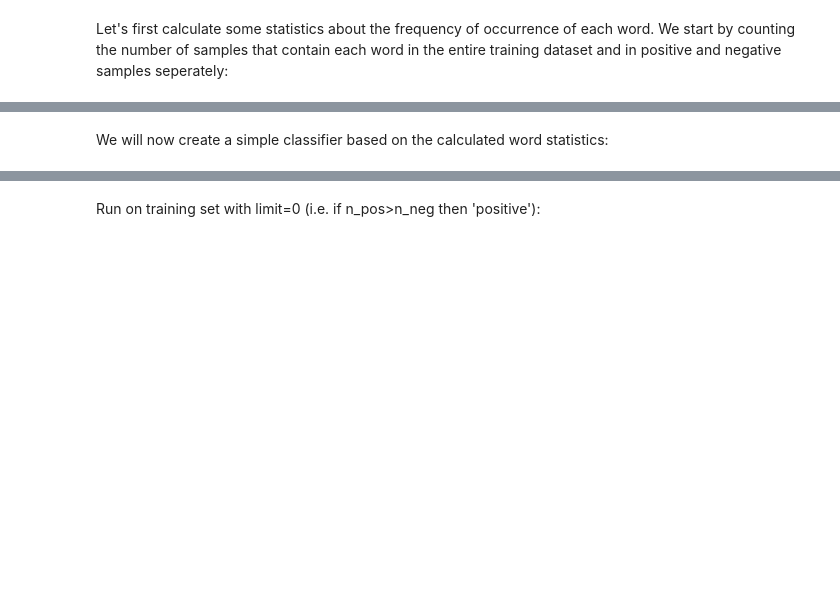
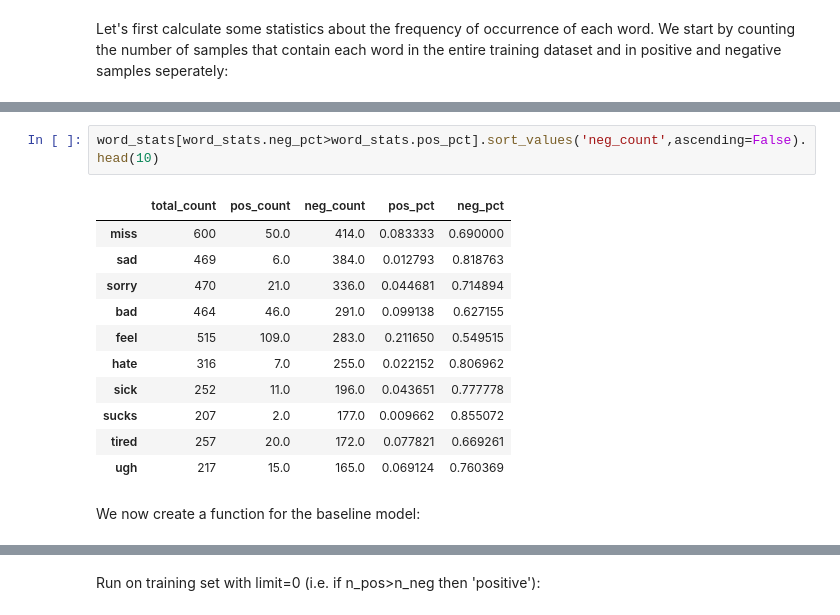
Before and after one commit to alexkapele/tweet_sentiment, a Jupyter notebook: sentiment_analysis.ipynb, the cells around one changed output, grey strips where cells are left out. Cells and saved outputs as stored; diff of their text form; blank space fills up the shorter version.

```diff
--- a/sentiment_analysis.ipynb
+++ b/sentiment_analysis.ipynb
@@ -254,2 +219,16 @@ neg_words = words_stats_reduced[words_stats_reduced.pos_pct<words_stats_reduced.
+# %%
+word_stats[word_stats.neg_pct>word_stats.pos_pct].sort_values('neg_count',ascending=False).head(10)
+# %% [output]
+|  | total_count | pos_count | neg_count | pos_pct | neg_pct |
+| miss | 600 | 50.0 | 414.0 | 0.083333 | 0.690000 |
+| sad | 469 | 6.0 | 384.0 | 0.012793 | 0.818763 |
+| sorry | 470 | 21.0 | 336.0 | 0.044681 | 0.714894 |
+| bad | 464 | 46.0 | 291.0 | 0.099138 | 0.627155 |
+| feel | 515 | 109.0 | 283.0 | 0.211650 | 0.549515 |
+| hate | 316 | 7.0 | 255.0 | 0.022152 | 0.806962 |
+| sick | 252 | 11.0 | 196.0 | 0.043651 | 0.777778 |
+| sucks | 207 | 2.0 | 177.0 | 0.009662 | 0.855072 |
+| tired | 257 | 20.0 | 172.0 | 0.077821 | 0.669261 |
+| ugh | 217 | 15.0 | 165.0 | 0.069124 | 0.760369 |
 # %% [markdown]
-We will now create a simple classifier based on the calculated word statistics:
+We now create a function for the baseline model:
```
Also changed, not shown: parts of 59 cells of this notebook.
